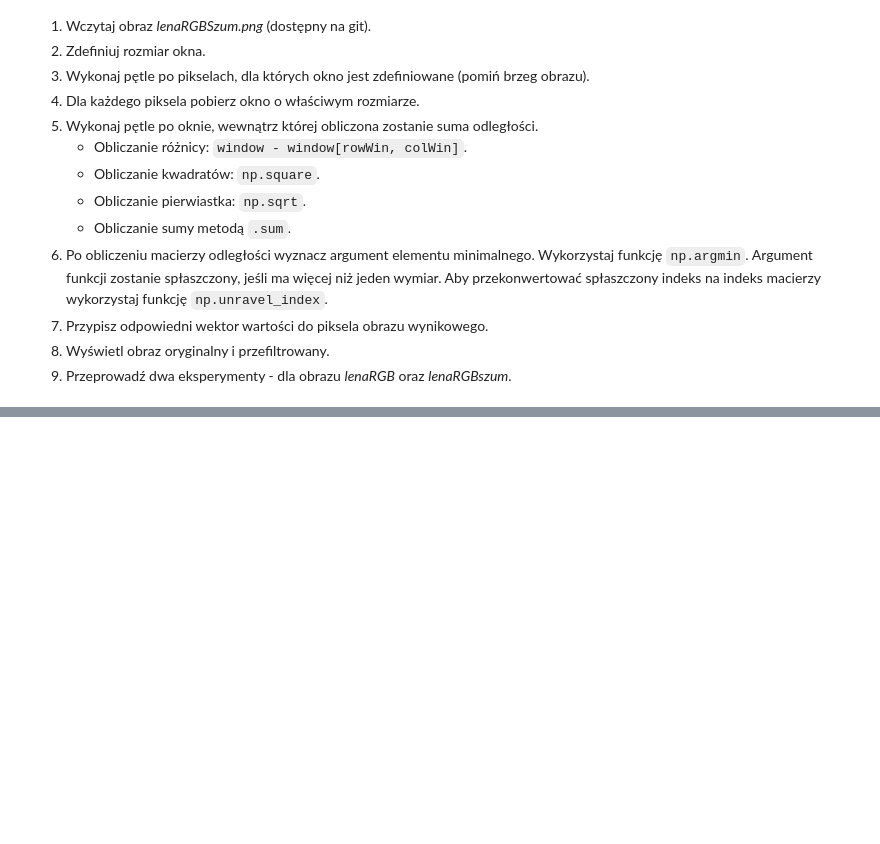
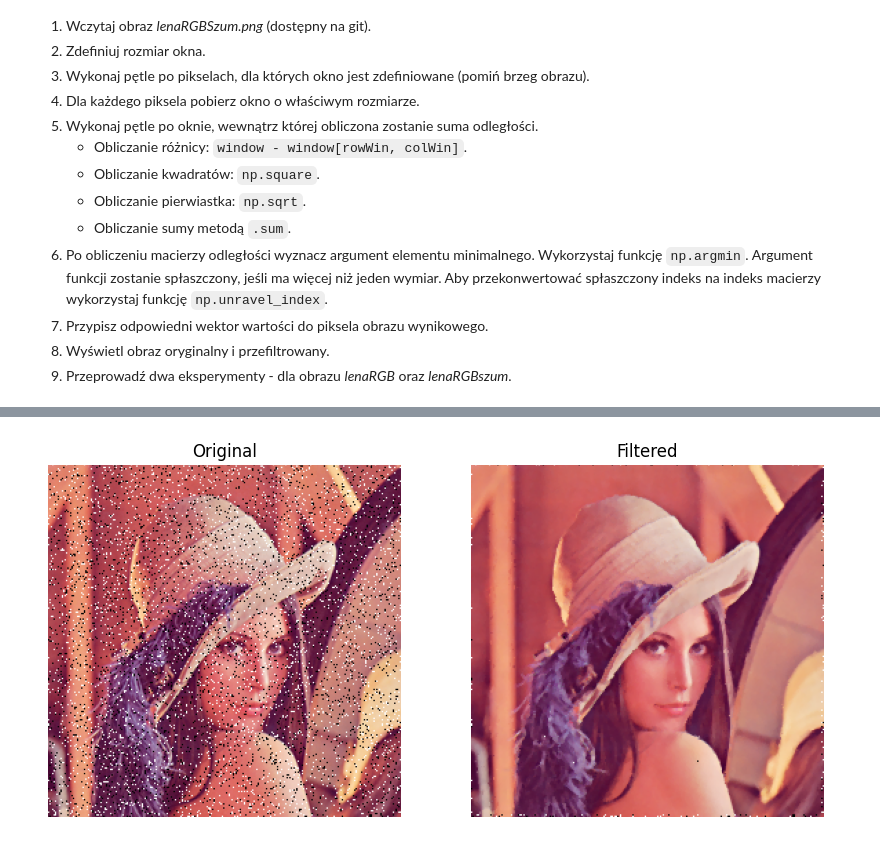
Before and after one commit to lkwinta/Digital-Image-Processing, a Jupyter notebook: lab06/06_context_hw1.ipynb, the cells around one changed output, grey strips where cells are left out. Saved outputs shown, nothing was run; the diff lists cells and outputs as text; code cells hidden in the pictures; blank space fills up the shorter version.

```diff
--- a/lab06/06_context_hw1.ipynb
+++ b/lab06/06_context_hw1.ipynb
@@ -51,0 +68,45 @@ for fileName in fileNames:
+# %%
+def median_window(window):
+    width, height, _ = window.shape
+
+    distances = np.zeros((width, height))
+
+    for y in range(height):
+        for x in range(width):
+            distances[y, x] = np.sqrt(np.square(window.astype(np.int32) - window[y, x].astype(np.int32)).sum(axis=2)).sum()
+
+    index = np.unravel_index(np.argmin(distances), distances.shape)
+    return window[index]
+
+def median_filter_rgb(img, size):
+    width, height, _ = img.shape
+    img_filtered = img.copy()
+
+    size_s = size // 2
+    size_e = size - size_s
+
+    for y in range(size_s, height - size_e):
+        for x in range(size_s, width - size_e):
+            window = img[y - size_s:y + size_e, x - size_s:x + size_e]
+
+            img_filtered[y, x] = median_window(window)
+
+    return img_filtered
+# %%
+def plot_filter(img, size):
+    img_filtered = median_filter_rgb(img, size)
+
+    fig, axs = plt.subplots(1, 2, figsize=(10, 15))
+    axs[0].imshow(img)
+    axs[0].axis('off')
+    axs[0].set_title('Original')
+
+    axs[1].imshow(img_filtered)
+    axs[1].axis('off')
+    axs[1].set_title('Filtered')
+
+    plt.show()
+# %%
+plot_filter(lena_rgb_szum, 3)
+# %% [output]
+[figure, added]
```
Also changed, not shown: parts of 3 cells of this notebook, 2 other files.
